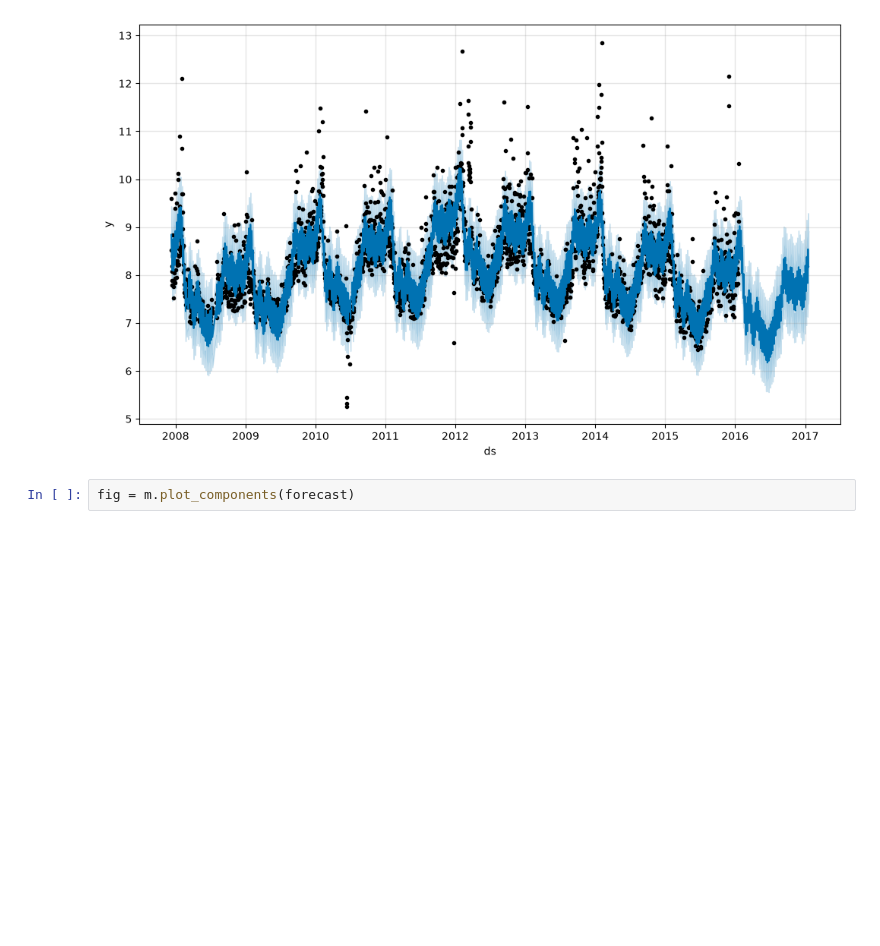
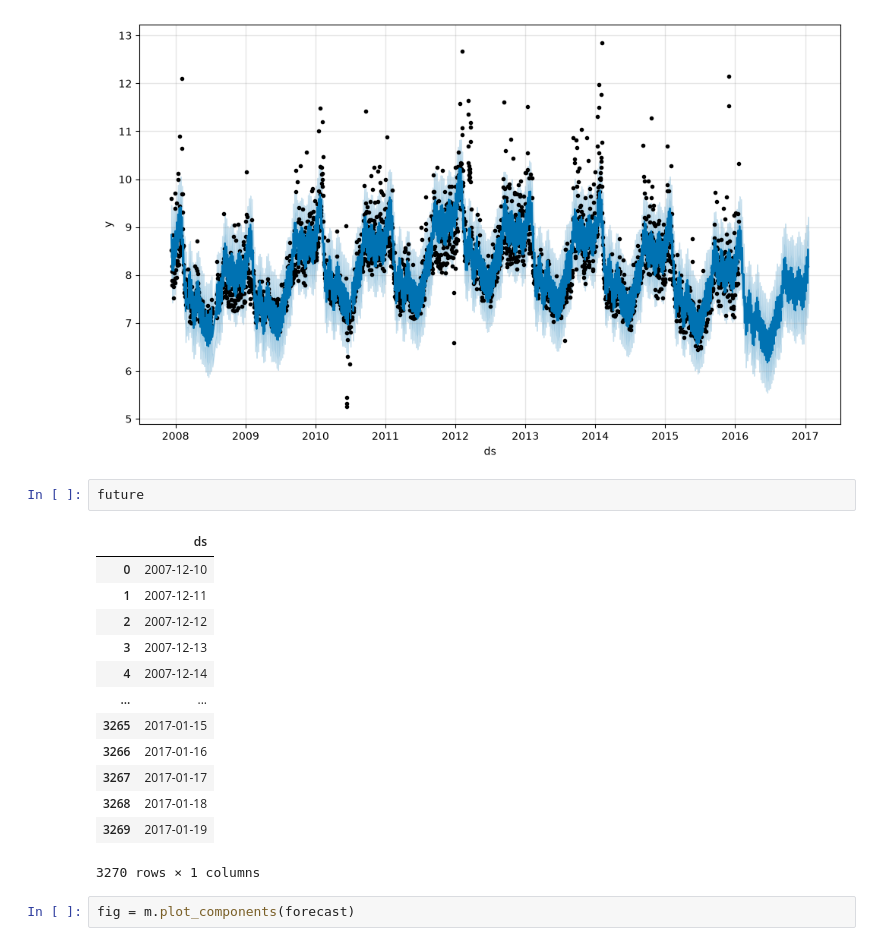
Before and after one commit to alex-hse-repository/time-series-cu-2026, a Jupyter notebook: week_8/part_1/Prophet 1. Устройство модели.ipynb, the cells around one changed output. Cells and saved outputs as stored; diff of their text form; blank space fills up the shorter version.

```diff
--- a/week_8/part_1/Prophet 1. Устройство модели.ipynb
+++ b/week_8/part_1/Prophet 1. Устройство модели.ipynb
@@ -71,6 +71,22 @@ forecast = m.predict(future)
 fig = m.plot(forecast)
 # %% [output]
 [figure]
+# %%
+future
+# %% [output]
+|  | ds |
+| 0 | 2007-12-10 |
+| 1 | 2007-12-11 |
+| 2 | 2007-12-12 |
+| 3 | 2007-12-13 |
+| 4 | 2007-12-14 |
+| ... | ... |
+| 3265 | 2017-01-15 |
+| 3266 | 2017-01-16 |
+| 3267 | 2017-01-17 |
+| 3268 | 2017-01-18 |
+| 3269 | 2017-01-19 |
+3270 rows × 1 columns
 # %%
 fig = m.plot_components(forecast)
 # %% [output]
```
Also changed, not shown: parts of 7 cells of this notebook, 4 other files.
